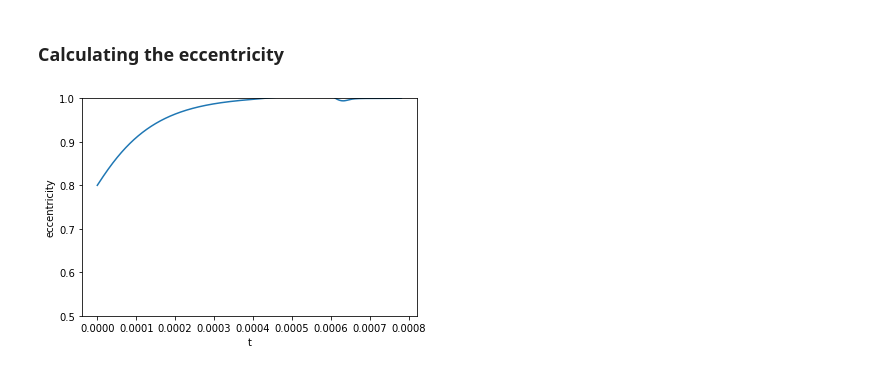
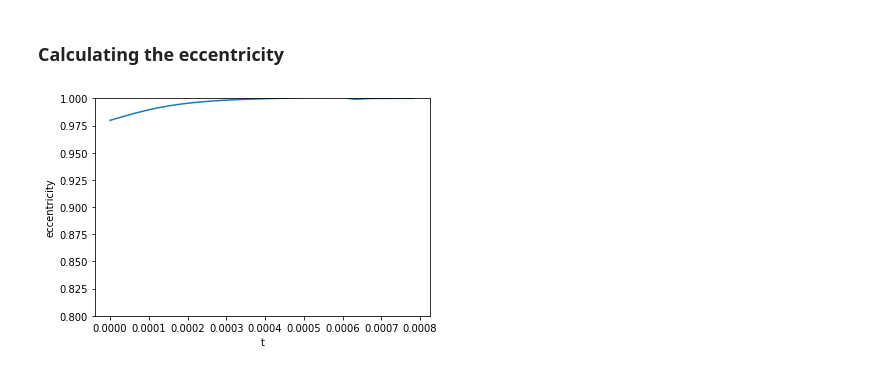
Before and after one commit to LBJ-Wade/PBHinDMclothing, a Jupyter notebook: code/Orbit_commonHalo.ipynb, the cells around one changed output. Drawn from its saved outputs; the diff is of its cells as text; code cells hidden in the pictures.

```diff
--- a/code/Orbit_commonHalo.ipynb
+++ b/code/Orbit_commonHalo.ipynb
@@ -64,7 +64,7 @@ def F_grav_complete(x,x2):
     r2 = np.sqrt((x[0]-x2[0])**2. + (x[1]-x2[1])**2.)
     F_grav_other_black_hole = -(x-x2)*G_N*M_PBH*M_PBH/(r2**3.)
 
-    return  F_grav_common_halo + F_grav_other_black_hole
+    return  1.*F_grav_common_halo + F_grav_other_black_hole
 
 
 def F_grav(x,v):
@@ -111,7 +111,7 @@ r0 = (1+e)*a
 x1_init = [ r0/2,  0.]
 x2_init = [-r0/2., 0.]
 
-v_apo = 0.5 * np.sqrt( (1.-e)*G_N*M_PBH/((1.+e)*a) )
+v_apo = 0.5 * np.sqrt( (1.-e)*2.*G_N*M_PBH/((1.+e)*a) )
 v1_init = [0, v_apo]
 v2_init = [0, -v_apo]
 
@@ -204,7 +204,7 @@ put comments here
 ### Calculating the eccentricity
 # %%
 def specific_energy(r, v_abs):
-    return 0.5*v_abs**2 - (G_N*(M_PBH/2.)/r)
+    return 0.5*v_abs**2 - (G_N*(M_PBH)/r)
 
 def specific_angmom(x,v):
     h = np.cross(x,v)
@@ -222,7 +222,7 @@ def ecc(s):
 
     eps = specific_energy(r, v_abs)
     h = specific_angmom(x1-x2,v1-v2)
-    mu = G_N*M_PBH/2.
+    mu = G_N*M_PBH
 
     return np.sqrt(1.0 + 2.0*eps*h**2/mu**2)
 # %%
@@ -232,9 +232,9 @@ for i in range(len(tvals)):
 # %%
 pl.figure()
 pl.plot(tvals, ecc_list)
 pl.ylabel("eccentricity")
 pl.xlabel("t")
-pl.ylim(0.5, 1)
+pl.ylim(0.8, 1)
 pl.show()
 # %% [output]
-[figure, old version]
+[figure, new version]
```
Also changed, not shown: parts of 1 cell of this notebook.
